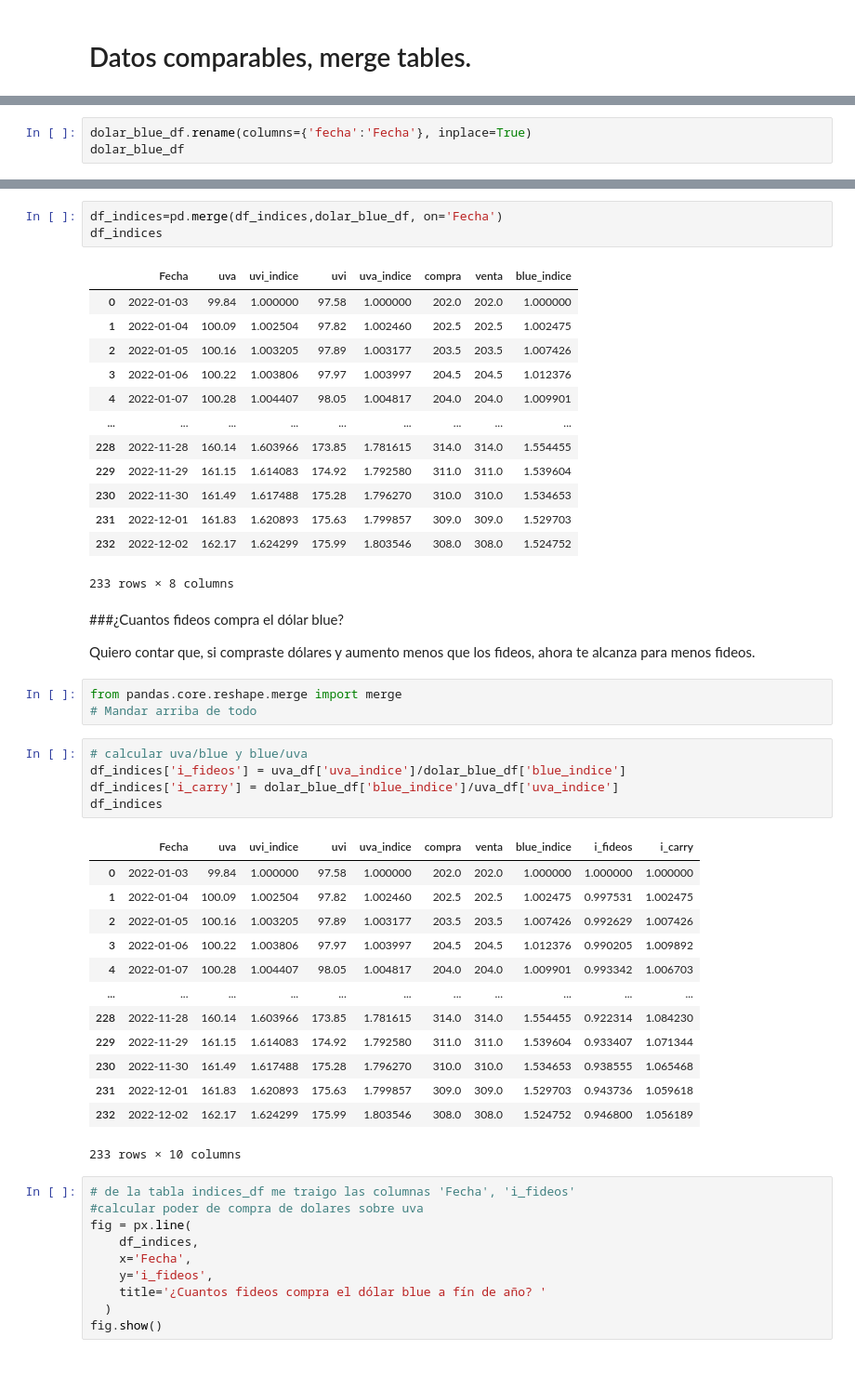
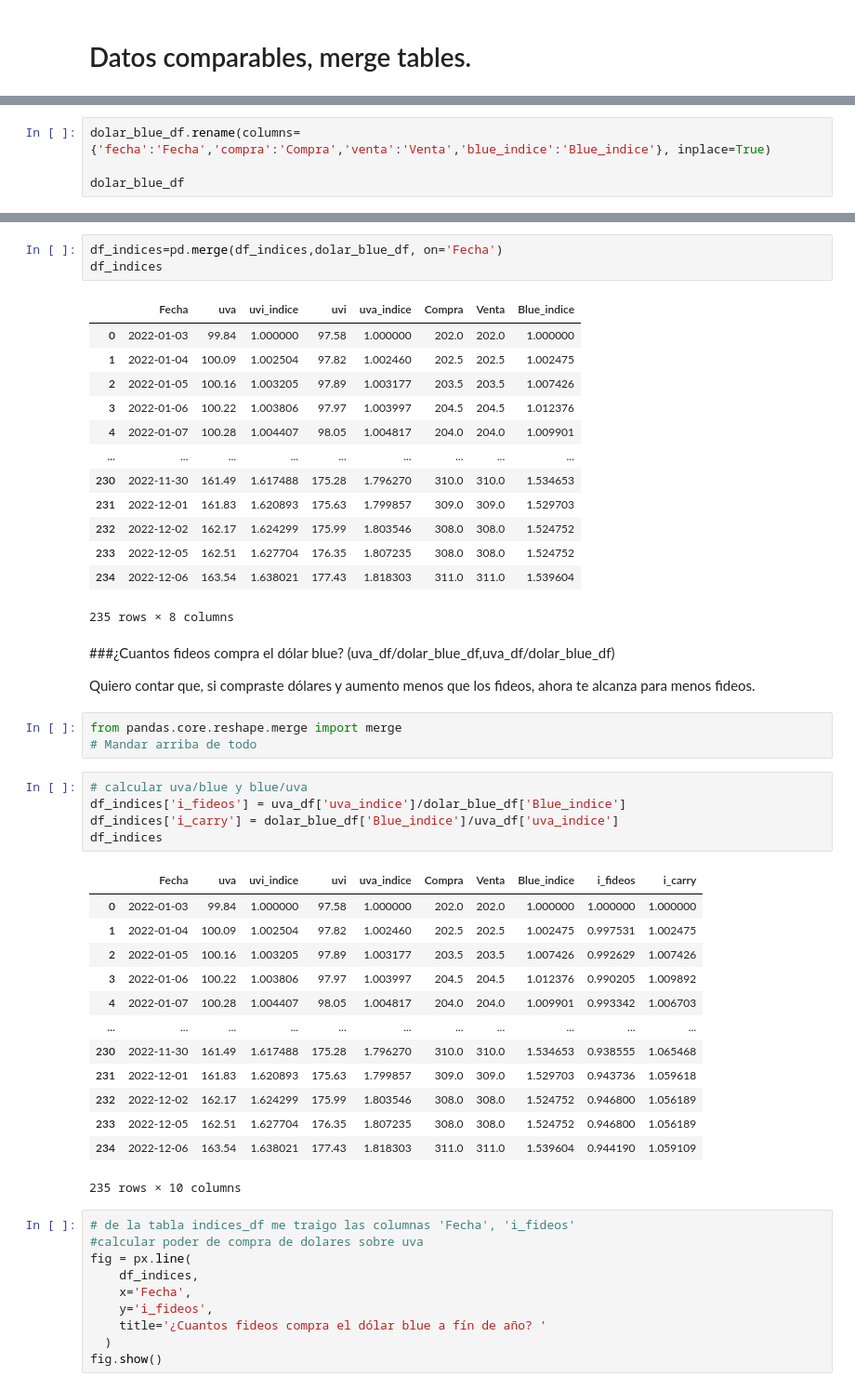
Before and after one commit to alejandronatale21051986/Tutoriales, a Jupyter notebook: semilla_panda_plotly.ipynb, the cells around one changed output, grey strips where cells are left out. Shown at 93% size. Drawn from its saved outputs; the diff is of its cells as text.

```diff
--- a/semilla_panda_plotly.ipynb
+++ b/semilla_panda_plotly.ipynb
@@ -225,4 +220,5 @@ df_indices
 # %%
-dolar_blue_df.rename(columns={'fecha':'Fecha'}, inplace=True)
+dolar_blue_df.rename(columns={'fecha':'Fecha','compra':'Compra','venta':'Venta','blue_indice':'Blue_indice'}, inplace=True)
+
 dolar_blue_df
 # %% [output]
@@ -243,21 +239,21 @@ dolar_blue_df
 df_indices=pd.merge(df_indices,dolar_blue_df, on='Fecha')
 df_indices
 # %% [output]
-|  | Fecha | uva | uvi_indice | uvi | uva_indice | compra | venta | blue_indice |
+|  | Fecha | uva | uvi_indice | uvi | uva_indice | Compra | Venta | Blue_indice |
 | 0 | 2022-01-03 | 99.84 | 1.000000 | 97.58 | 1.000000 | 202.0 | 202.0 | 1.000000 |
 | 1 | 2022-01-04 | 100.09 | 1.002504 | 97.82 | 1.002460 | 202.5 | 202.5 | 1.002475 |
 | 2 | 2022-01-05 | 100.16 | 1.003205 | 97.89 | 1.003177 | 203.5 | 203.5 | 1.007426 |
 | 3 | 2022-01-06 | 100.22 | 1.003806 | 97.97 | 1.003997 | 204.5 | 204.5 | 1.012376 |
 | 4 | 2022-01-07 | 100.28 | 1.004407 | 98.05 | 1.004817 | 204.0 | 204.0 | 1.009901 |
 | ... | ... | ... | ... | ... | ... | ... | ... | ... |
-| 228 | 2022-11-28 | 160.14 | 1.603966 | 173.85 | 1.781615 | 314.0 | 314.0 | 1.554455 |
-| 229 | 2022-11-29 | 161.15 | 1.614083 | 174.92 | 1.792580 | 311.0 | 311.0 | 1.539604 |
 | 230 | 2022-11-30 | 161.49 | 1.617488 | 175.28 | 1.796270 | 310.0 | 310.0 | 1.534653 |
 | 231 | 2022-12-01 | 161.83 | 1.620893 | 175.63 | 1.799857 | 309.0 | 309.0 | 1.529703 |
 | 232 | 2022-12-02 | 162.17 | 1.624299 | 175.99 | 1.803546 | 308.0 | 308.0 | 1.524752 |
+| 233 | 2022-12-05 | 162.51 | 1.627704 | 176.35 | 1.807235 | 308.0 | 308.0 | 1.524752 |
+| 234 | 2022-12-06 | 163.54 | 1.638021 | 177.43 | 1.818303 | 311.0 | 311.0 | 1.539604 |
-233 rows × 8 columns
+235 rows × 8 columns
 # %% [markdown]
-###¿Cuantos fideos compra el dólar blue?
+###¿Cuantos fideos compra el dólar blue? (uva_df/dolar_blue_df,uva_df/dolar_blue_df)
 
 Quiero contar que, si compraste dólares y aumento menos que los fideos, ahora te alcanza para menos fideos.
 # %%
@@ -265,23 +261,23 @@ from pandas.core.reshape.merge import merge
 # Mandar arriba de todo
 # %%
 # calcular uva/blue y blue/uva
-df_indices['i_fideos'] = uva_df['uva_indice']/dolar_blue_df['blue_indice']
-df_indices['i_carry'] = dolar_blue_df['blue_indice']/uva_df['uva_indice']
+df_indices['i_fideos'] = uva_df['uva_indice']/dolar_blue_df['Blue_indice']
+df_indices['i_carry'] = dolar_blue_df['Blue_indice']/uva_df['uva_indice']
 df_indices
 # %% [output]
-|  | Fecha | uva | uvi_indice | uvi | uva_indice | compra | venta | blue_indice | i_fideos | i_carry |
+|  | Fecha | uva | uvi_indice | uvi | uva_indice | Compra | Venta | Blue_indice | i_fideos | i_carry |
 | 0 | 2022-01-03 | 99.84 | 1.000000 | 97.58 | 1.000000 | 202.0 | 202.0 | 1.000000 | 1.000000 | 1.000000 |
 | 1 | 2022-01-04 | 100.09 | 1.002504 | 97.82 | 1.002460 | 202.5 | 202.5 | 1.002475 | 0.997531 | 1.002475 |
 | 2 | 2022-01-05 | 100.16 | 1.003205 | 97.89 | 1.003177 | 203.5 | 203.5 | 1.007426 | 0.992629 | 1.007426 |
 | 3 | 2022-01-06 | 100.22 | 1.003806 | 97.97 | 1.003997 | 204.5 | 204.5 | 1.012376 | 0.990205 | 1.009892 |
 | 4 | 2022-01-07 | 100.28 | 1.004407 | 98.05 | 1.004817 | 204.0 | 204.0 | 1.009901 | 0.993342 | 1.006703 |
 | ... | ... | ... | ... | ... | ... | ... | ... | ... | ... | ... |
-| 228 | 2022-11-28 | 160.14 | 1.603966 | 173.85 | 1.781615 | 314.0 | 314.0 | 1.554455 | 0.922314 | 1.084230 |
-| 229 | 2022-11-29 | 161.15 | 1.614083 | 174.92 | 1.792580 | 311.0 | 311.0 | 1.539604 | 0.933407 | 1.071344 |
 | 230 | 2022-11-30 | 161.49 | 1.617488 | 175.28 | 1.796270 | 310.0 | 310.0 | 1.534653 | 0.938555 | 1.065468 |
 | 231 | 2022-12-01 | 161.83 | 1.620893 | 175.63 | 1.799857 | 309.0 | 309.0 | 1.529703 | 0.943736 | 1.059618 |
 | 232 | 2022-12-02 | 162.17 | 1.624299 | 175.99 | 1.803546 | 308.0 | 308.0 | 1.524752 | 0.946800 | 1.056189 |
+| 233 | 2022-12-05 | 162.51 | 1.627704 | 176.35 | 1.807235 | 308.0 | 308.0 | 1.524752 | 0.946800 | 1.056189 |
+| 234 | 2022-12-06 | 163.54 | 1.638021 | 177.43 | 1.818303 | 311.0 | 311.0 | 1.539604 | 0.944190 | 1.059109 |
-233 rows × 10 columns
+235 rows × 10 columns
 # %%
 # de la tabla indices_df me traigo las columnas 'Fecha', 'i_fideos'
 #calcular poder de compra de dolares sobre uva
```
Also changed, not shown: parts of 17 cells of this notebook.
